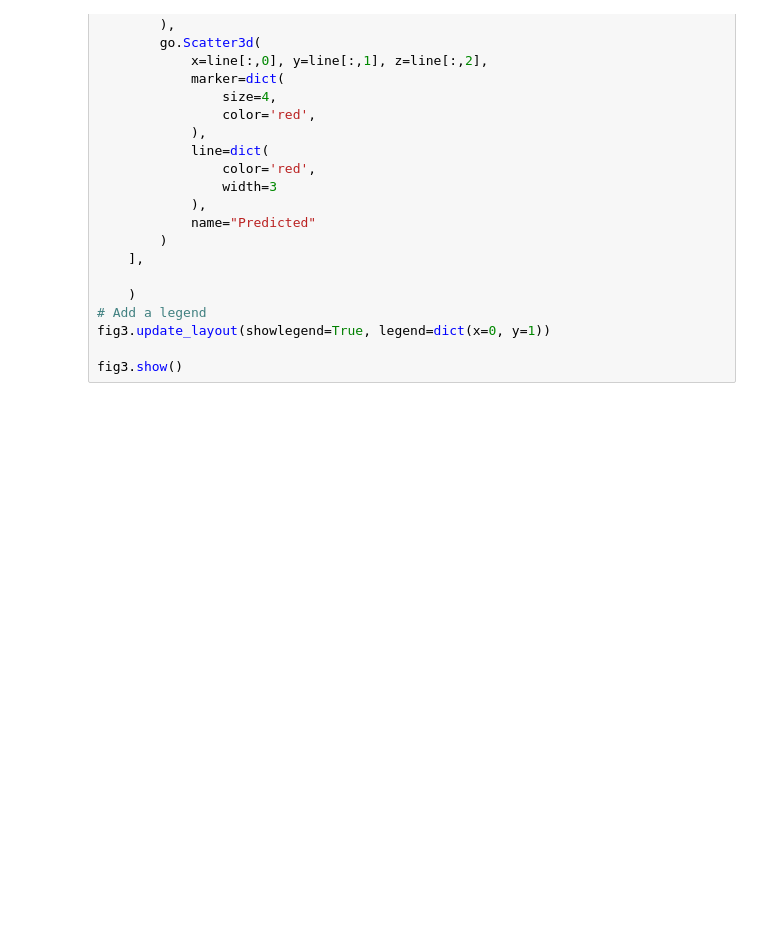
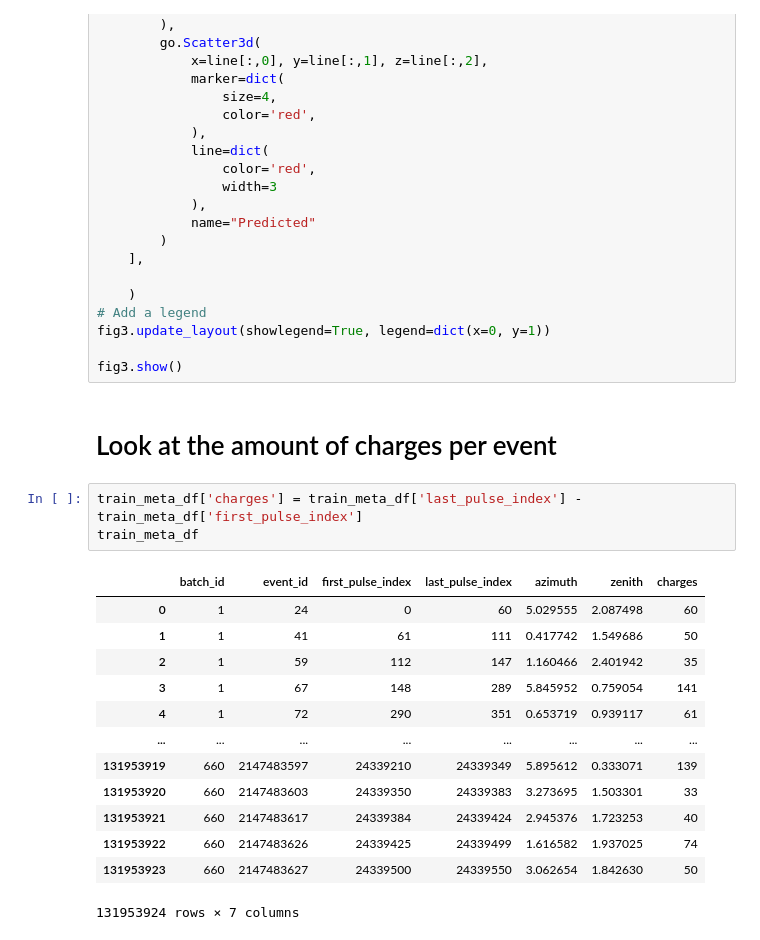
Before and after one commit to anjrew/Neutrino-Particle-Direction-Predictor, a Jupyter notebook: eda.ipynb, the cells around one changed output. Cells and saved outputs as stored; diff of their text form; blank space fills up the shorter version.

```diff
--- a/eda.ipynb
+++ b/eda.ipynb
@@ -356,3 +360,22 @@ fig3 = go.Figure(data = [
 fig3.update_layout(showlegend=True, legend=dict(x=0, y=1))
 
 fig3.show()
+# %% [markdown]
+# Look at the amount of charges per event
+# %%
+train_meta_df['charges'] = train_meta_df['last_pulse_index'] - train_meta_df['first_pulse_index']
+train_meta_df
+# %% [output]
+|  | batch_id | event_id | first_pulse_index | last_pulse_index | azimuth | zenith | charges |
+| 0 | 1 | 24 | 0 | 60 | 5.029555 | 2.087498 | 60 |
+| 1 | 1 | 41 | 61 | 111 | 0.417742 | 1.549686 | 50 |
+| 2 | 1 | 59 | 112 | 147 | 1.160466 | 2.401942 | 35 |
+| 3 | 1 | 67 | 148 | 289 | 5.845952 | 0.759054 | 141 |
+| 4 | 1 | 72 | 290 | 351 | 0.653719 | 0.939117 | 61 |
+| ... | ... | ... | ... | ... | ... | ... | ... |
+| 131953919 | 660 | 2147483597 | 24339210 | 24339349 | 5.895612 | 0.333071 | 139 |
+| 131953920 | 660 | 2147483603 | 24339350 | 24339383 | 3.273695 | 1.503301 | 33 |
+| 131953921 | 660 | 2147483617 | 24339384 | 24339424 | 2.945376 | 1.723253 | 40 |
+| 131953922 | 660 | 2147483626 | 24339425 | 24339499 | 1.616582 | 1.937025 | 74 |
+| 131953923 | 660 | 2147483627 | 24339500 | 24339550 | 3.062654 | 1.842630 | 50 |
+131953924 rows × 7 columns
```
Also changed, not shown: parts of 6 cells of this notebook, 6 other files.
